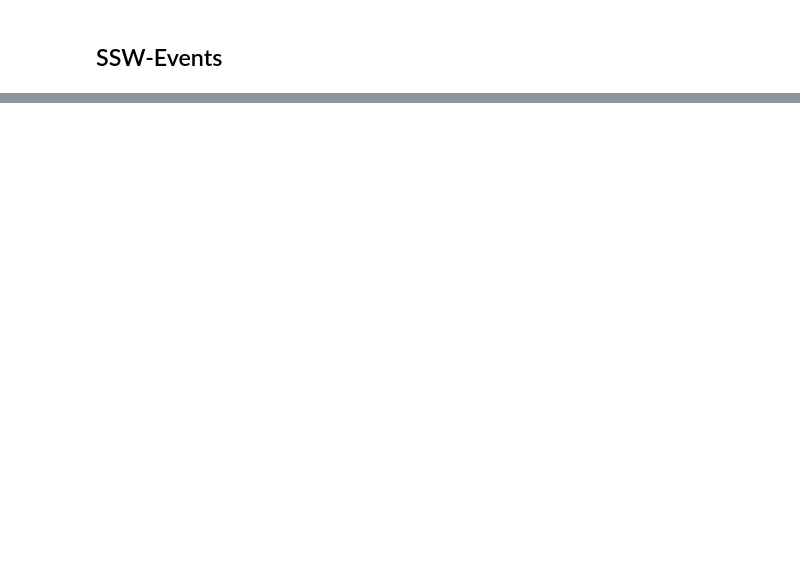
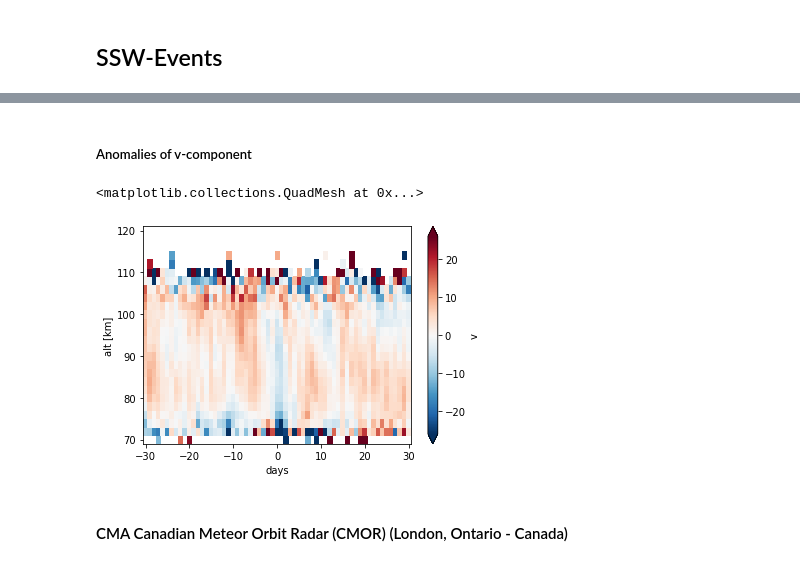
Before and after one commit to VACILT/SSW_project, a Jupyter notebook: meteorological conditions during ssw events.ipynb, the cells around one changed output, grey strips where cells are left out. Saved outputs shown, nothing was run; the diff lists cells and outputs as text; code cells hidden in the pictures; blank space fills up the shorter version.

```diff
--- a/meteorological conditions during ssw events.ipynb
+++ b/meteorological conditions during ssw events.ipynb
@@ -390,0 +137,9 @@ print(xa_comp)
+# %% [markdown]
+##### Anomalies of v-component
+# %%
+sea_v_col_anomalie.plot(x='days',robust=True)
+# %% [output]
+<matplotlib.collections.QuadMesh at 0x...>
+[figure, added]
+# %% [markdown]
+#### CMA Canadian Meteor Orbit Radar (CMOR) (London, Ontario - Canada)
```
Also changed, not shown: parts of 104 cells of this notebook.
